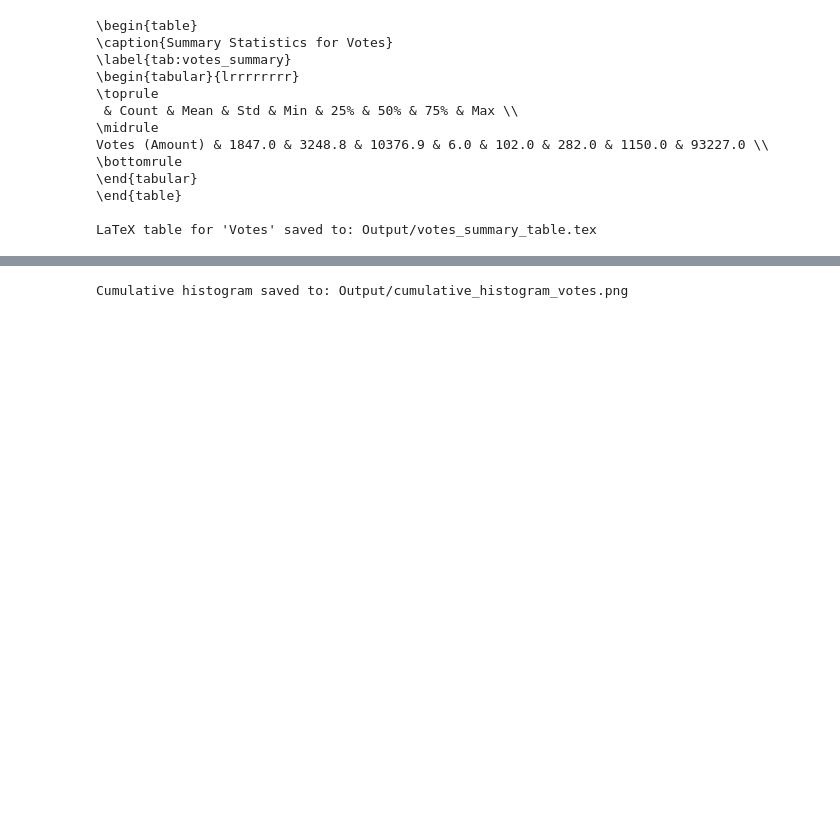
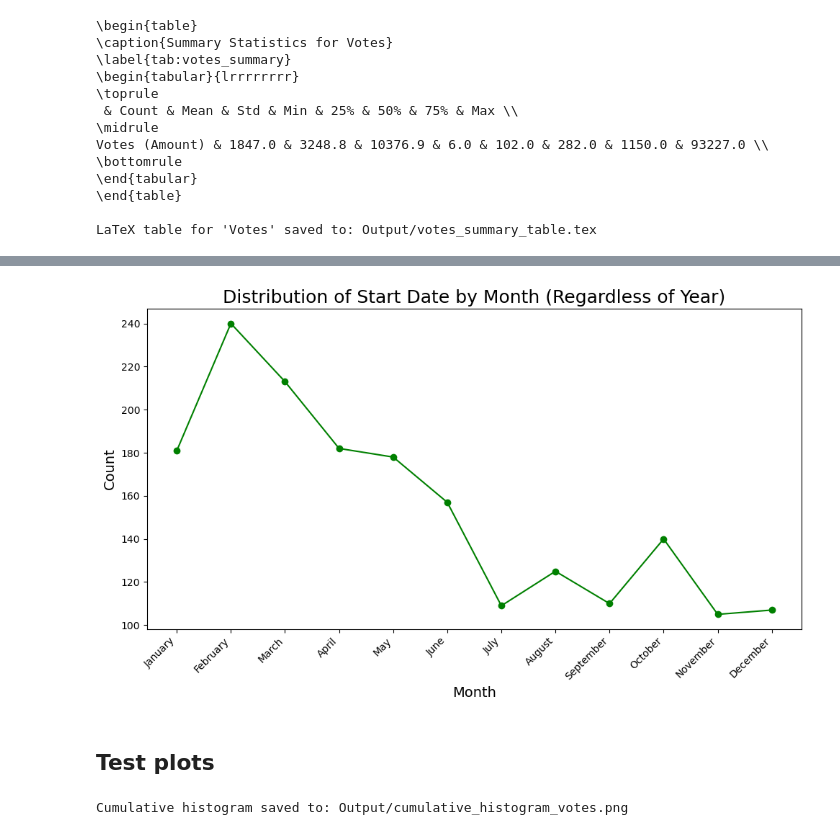
Before and after one commit to mcp656/ISDS-2024, a Jupyter notebook: Project/Borgerforslag 5 - Visualisation.ipynb, the cells around one changed output, grey strips where cells are left out. Saved outputs shown, nothing was run; the diff lists cells and outputs as text; code cells hidden in the pictures; blank space fills up the shorter version.

```diff
--- a/Project/Borgerforslag 5 - Visualisation.ipynb
+++ b/Project/Borgerforslag 5 - Visualisation.ipynb
@@ -222,3 +263,40 @@ LaTeX table for 'Votes' saved to: Output/votes_summary_table.tex
+# %%
+import pandas as pd
+import matplotlib.pyplot as plt
+
+# Ensure 'Start Date' is in datetime format
+loaded_df['Start Date'] = pd.to_datetime(loaded_df['Start Date'], errors='coerce')
+
+# Extract the month (ignoring the year)
+loaded_df['Month'] = loaded_df['Start Date'].dt.month
+
+# Count occurrences by month (aggregated across all years)
+monthly_counts = loaded_df['Month'].value_counts().sort_index()
+
+# Map month numbers to month names
+months = pd.date_range('2023-01-01', periods=12, freq='M').strftime('%B')
+
+# Plot the monthly distribution
+plt.figure(figsize=(10, 6))
+plt.plot(monthly_counts.index, monthly_counts.values, marker='o', color='green', linestyle='-')
+
+# Add titles and labels
+plt.title('Distribution of Start Date by Month (Regardless of Year)', fontsize=18)
+plt.xlabel('Month', fontsize=14)
+plt.ylabel('Count', fontsize=14)
+
+# Customize x-axis to show month names
+plt.xticks(monthly_counts.index, labels=months, rotation=45, ha='right')
+
+# Tight layout for better spacing
+plt.tight_layout()
+
+# Show the plot
+plt.show()
+# %% [output]
+[figure, added]
+# %% [markdown]
+## Test plots
 # %%
 import os
 import matplotlib.pyplot as plt
```
Also changed, not shown: parts of 7 cells of this notebook, 5 other files.
